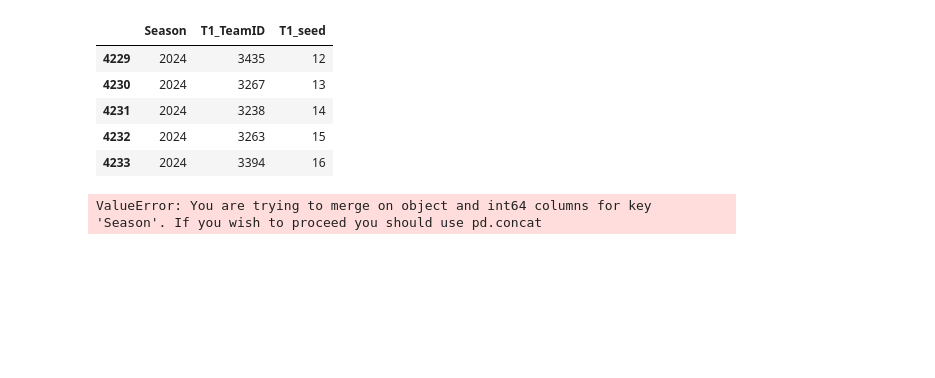
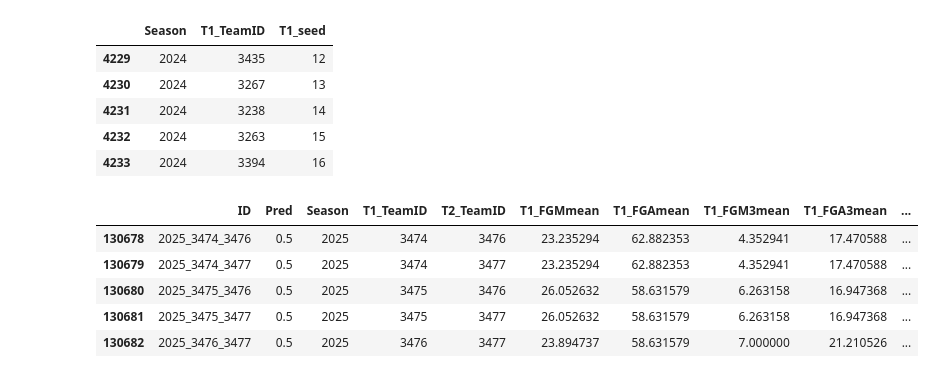
Before and after one commit to brendanlapuma/mmadness-2025, a Jupyter notebook: 2023-winner.ipynb, the cells around one changed output. Drawn from its saved outputs; the diff is of its cells as text; code cells hidden in the pictures; blank space fills up the shorter version.

```diff
--- a/2023-winner.ipynb
+++ b/2023-winner.ipynb
@@ -1023,7 +895,7 @@ sub["T2_TeamID"] = sub["ID"].apply(lambda x: x[10:14]).astype(int)
 sub.head()
 """
 sub = pd.read_csv(DATA_PATH + "SampleSubmission2023.csv")
-sub['Season'] = "2025" #sub['ID'].apply(lambda x: int(x.split('_')[0]))
+sub['Season'] = 2025 #sub['ID'].apply(lambda x: int(x.split('_')[0]))
 sub["T1_TeamID"] = sub['ID'].apply(lambda x: int(x.split('_')[1]))
 sub["T2_TeamID"] = sub['ID'].apply(lambda x: int(x.split('_')[2]))
 sub.head()
@@ -1046,21 +918,27 @@ seeds_T1.tail() # should wait on the rest until we have tournament seeds
 # %%
 sub = pd.merge(sub, season_statistics_T1, on = ['Season', 'T1_TeamID'], how = 'left')
 sub = pd.merge(sub, season_statistics_T2, on = ['Season', 'T2_TeamID'], how = 'left')
 
 sub = pd.merge(sub, glm_quality_T1, on = ['Season', 'T1_TeamID'], how = 'left')
 
 sub = pd.merge(sub, glm_quality_T2, on = ['Season', 'T2_TeamID'], how = 'left')
 
 sub = pd.merge(sub, seeds_T1, on = ['Season', 'T1_TeamID'], how = 'left')
 sub = pd.merge(sub, seeds_T2, on = ['Season', 'T2_TeamID'], how = 'left')
 sub = pd.merge(sub, last14days_stats_T1, on = ['Season', 'T1_TeamID'], how = 'left')
 sub = pd.merge(sub, last14days_stats_T2, on = ['Season', 'T2_TeamID'], how = 'left')
 
 sub["Seed_diff"] = sub["T1_seed"] - sub["T2_seed"]
+sub["ID"] = sub["ID"].apply(lambda x: "2025" + x[4:])
 
-sub.head()
+sub.tail()
 # %% [output]
-ValueError: You are trying to merge on object and int64 columns for key 'Season'. If you wish to proceed you should use pd.concat
+|  | ID | Pred | Season | T1_TeamID | T2_TeamID | T1_FGMmean | T1_FGAmean | T1_FGM3mean | T1_FGA3mean | ... |
+| 130678 | 2025_3474_3476 | 0.5 | 2025 | 3474 | 3476 | 23.235294 | 62.882353 | 4.352941 | 17.470588 | ... |
+| 130679 | 2025_3474_3477 | 0.5 | 2025 | 3474 | 3477 | 23.235294 | 62.882353 | 4.352941 | 17.470588 | ... |
+| 130680 | 2025_3475_3476 | 0.5 | 2025 | 3475 | 3476 | 26.052632 | 58.631579 | 6.263158 | 16.947368 | ... |
+| 130681 | 2025_3475_3477 | 0.5 | 2025 | 3475 | 3477 | 26.052632 | 58.631579 | 6.263158 | 16.947368 | ... |
+| 130682 | 2025_3476_3477 | 0.5 | 2025 | 3476 | 3477 | 23.894737 | 58.631579 | 7.000000 | 21.210526 | ... |
 # %%
 Xsub = sub[features].values
 dtest = xgb.DMatrix(Xsub)
```
Also changed, not shown: parts of 11 cells of this notebook.
